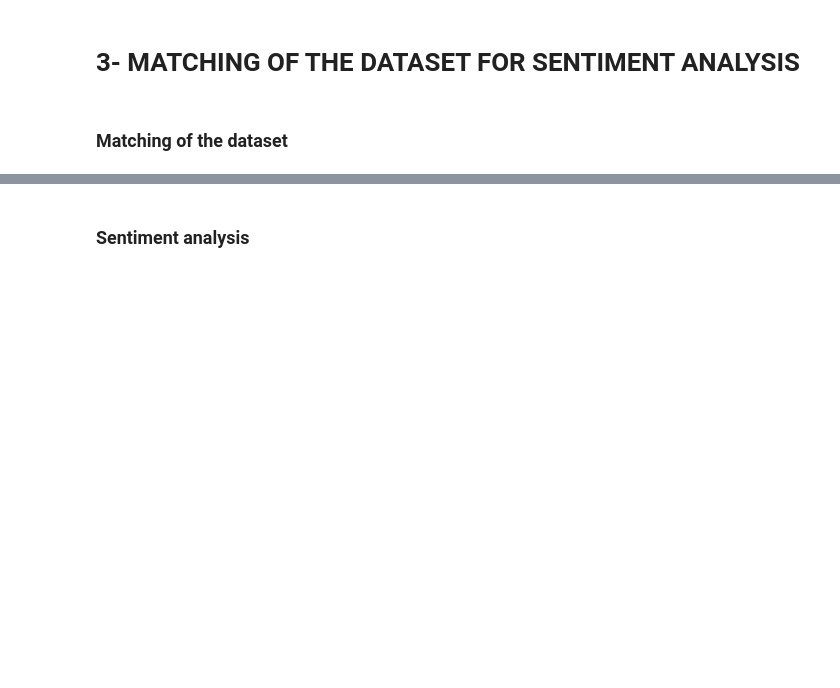
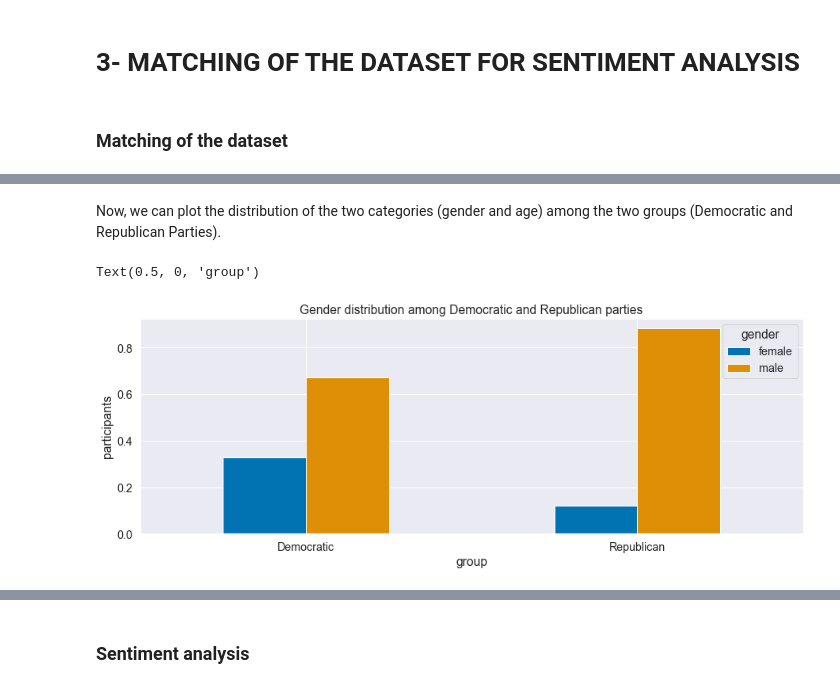
Before and after one commit to epfl-ada/ada-2021-project-sate, a Jupyter notebook: Milestone2.ipynb, the cells around one changed output, grey strips where cells are left out. Cells and saved outputs as stored; diff of their text form; code cells hidden in the pictures; blank space fills up the shorter version.

```diff
--- a/Milestone2.ipynb
+++ b/Milestone2.ipynb
@@ -304,0 +328,20 @@ Most of the quotations of the mmonth of October were found in articles of the 2n
+# %%
+def clean_df(df):
+    df = df.loc[df['party'].notna()].copy() #remove the rows without political party
+    df = df.loc[(df['age']>10)&(df['age']<110)&(df['age'].notna())].copy() #remove the rows without age or with a non-realistic age
+
+    df.party = df.party.str[0] # keep only the first party
+
+    print(df['party'].value_counts()) # this print shows the occurances of each party
+                                      # as expected, the Republican party and the Democratic party are the most represented
+
+    df.loc[df['party'].str.contains('Democratic'), 'party'] = 'Democratic'
+    df.loc[df['party'].str.contains('Republican'), 'party'] = 'Republican'
+    df = df.loc[(df['party'].str.contains('Democratic')) | \
+                df['party'].str.contains('Republican')].copy() # convert the "local" parties into "national" parties :
+                                                               # "California Republican Party" --> "Republican Party"
+
+    df.reset_index(inplace = True, drop = True)
+    return df
+# %%
+gunquotes_clean = clean_df(gunquotes)
@@ -304,0 +366,13 @@ Most of the quotations of the mmonth of October were found in articles of the 2n
+# %% [markdown]
+Now, we can plot the distribution of the two categories (gender and age) among the two groups (Democratic and Republican Parties).
+# %%
+group = gunquotes_clean.groupby(['party', 'gender'])['gender'].count()
+group = group.unstack()
+group = group.div(group.sum(axis=1), axis=0)
+pl = group.plot(kind='bar', figsize=[15,5], rot=0)
+pl.set_title('Gender distribution among Democratic and Republican parties')
+pl.set_ylabel('participants')
+pl.set_xlabel('group')
+# %% [output]
+Text(0.5, 0, 'group')
+[figure, added]
```
Also changed, not shown: parts of 23 cells of this notebook.
